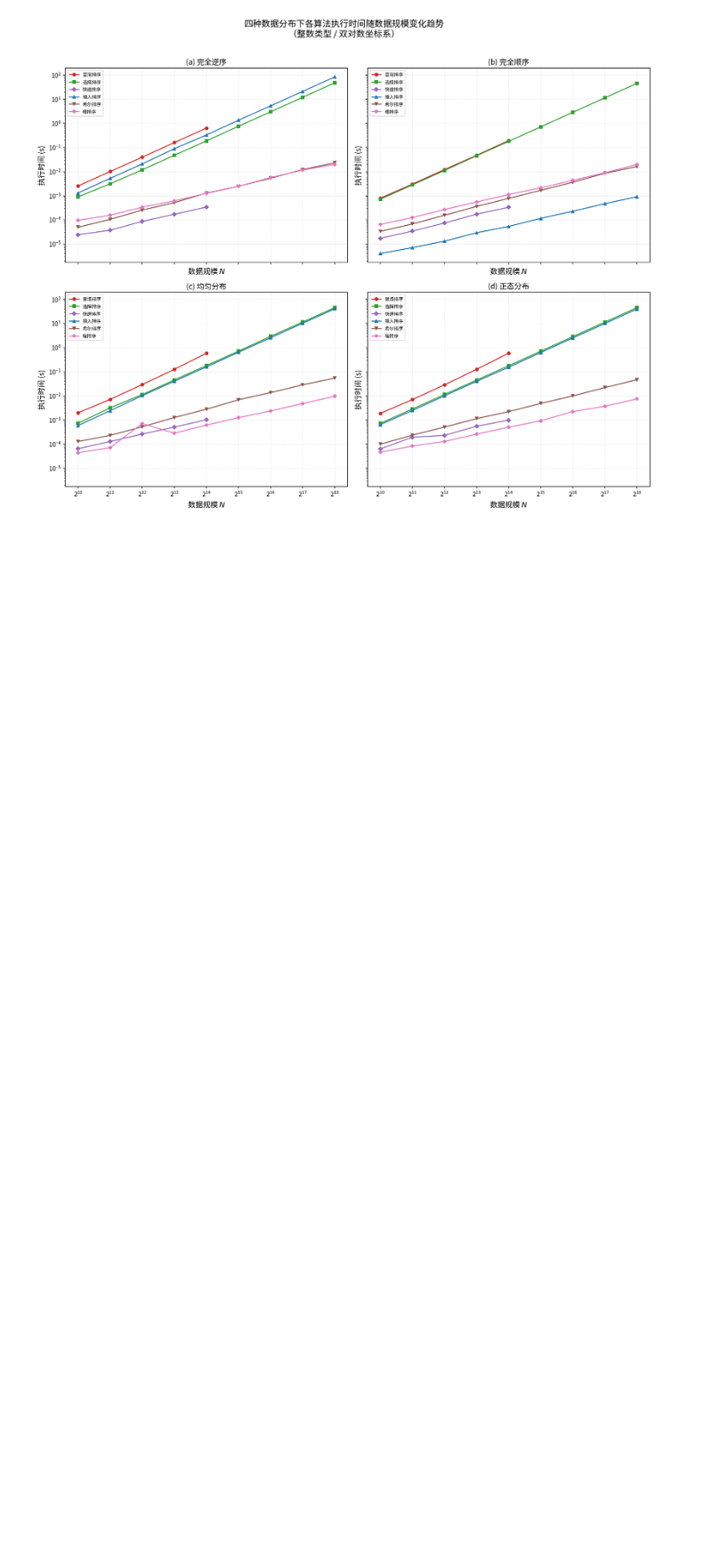
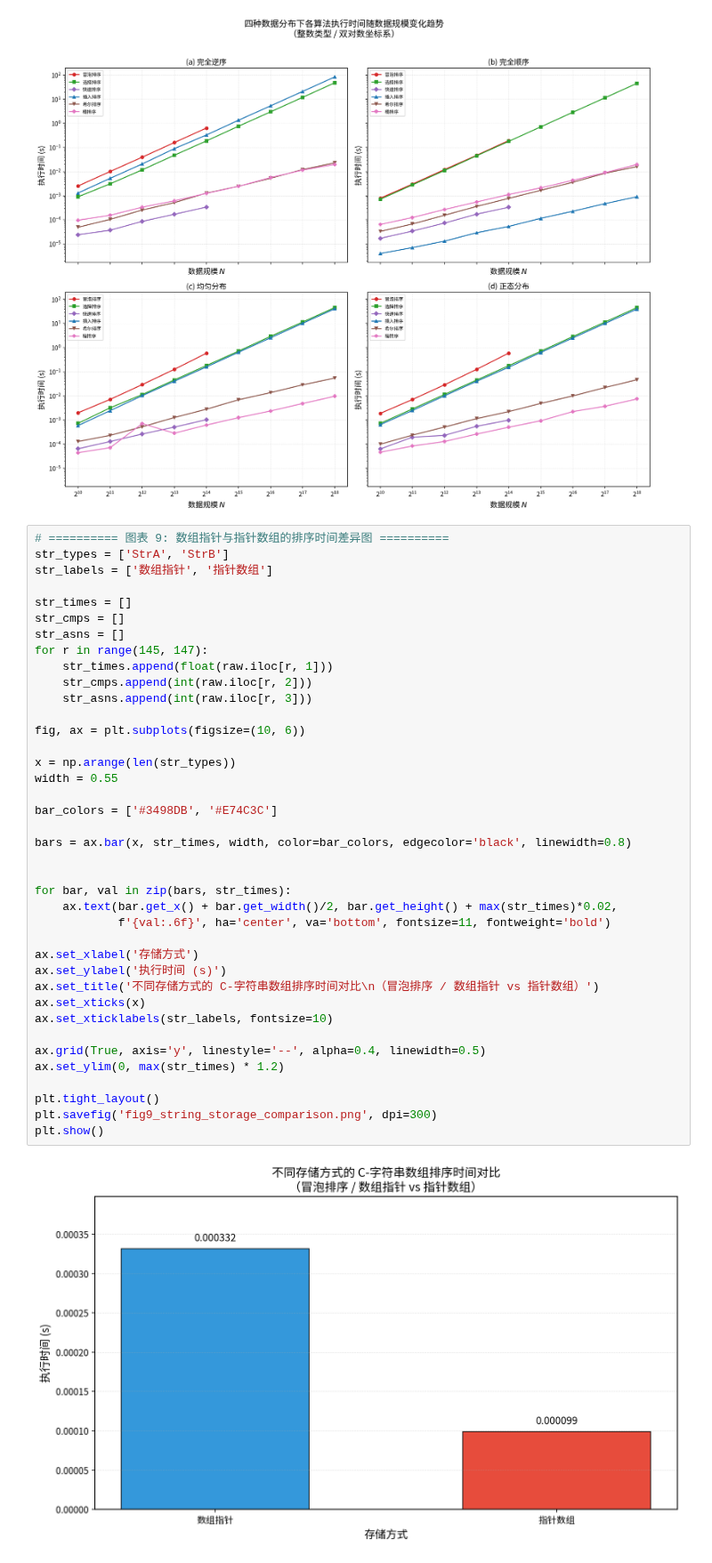
Before and after one commit to marrma-593/Sort_research, a Jupyter notebook: charts.ipynb, the cells around one changed output. Shown at 89% size. Drawn from its saved outputs; the diff is of its cells as text; blank space fills up the shorter version.

```diff
--- a/charts.ipynb
+++ b/charts.ipynb
@@ -515,3 +505,44 @@ plt.savefig('fig6_all_algo_all_dist_loglog.png', dpi=300)
 plt.show()
 # %% [output]
 [figure]
+# %%
+# ========== 图表 9: 数组指针与指针数组的排序时间差异图 ==========
+str_types = ['StrA', 'StrB']
+str_labels = ['数组指针', '指针数组']
+
+str_times = []
+str_cmps = []
+str_asns = []
+for r in range(145, 147):
+    str_times.append(float(raw.iloc[r, 1]))
+    str_cmps.append(int(raw.iloc[r, 2]))
+    str_asns.append(int(raw.iloc[r, 3]))
+
+fig, ax = plt.subplots(figsize=(10, 6))
+
+x = np.arange(len(str_types))
+width = 0.55
+
+bar_colors = ['#3498DB', '#E74C3C']
+
+bars = ax.bar(x, str_times, width, color=bar_colors, edgecolor='black', linewidth=0.8)
+
+
+for bar, val in zip(bars, str_times):
+    ax.text(bar.get_x() + bar.get_width()/2, bar.get_height() + max(str_times)*0.02,
+            f'{val:.6f}', ha='center', va='bottom', fontsize=11, fontweight='bold')
+
+ax.set_xlabel('存储方式')
+ax.set_ylabel('执行时间 (s)')
+ax.set_title('不同存储方式的 C-字符串数组排序时间对比\n（冒泡排序 / 数组指针 vs 指针数组）')
+ax.set_xticks(x)
+ax.set_xticklabels(str_labels, fontsize=10)
+
+ax.grid(True, axis='y', linestyle='--', alpha=0.4, linewidth=0.5)
+ax.set_ylim(0, max(str_times) * 1.2)
+
+plt.tight_layout()
+plt.savefig('fig9_string_storage_comparison.png', dpi=300)
+plt.show()
+# %% [output]
+[figure, added]
```
Also changed, not shown: parts of 3 cells of this notebook, 4 other files.
